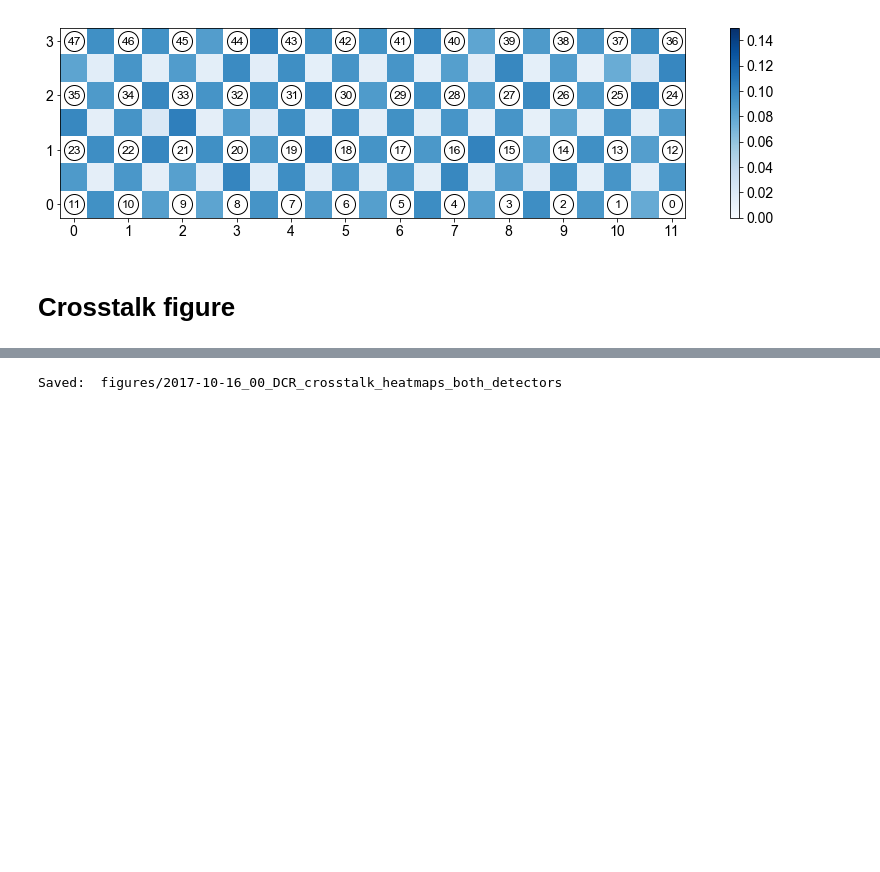
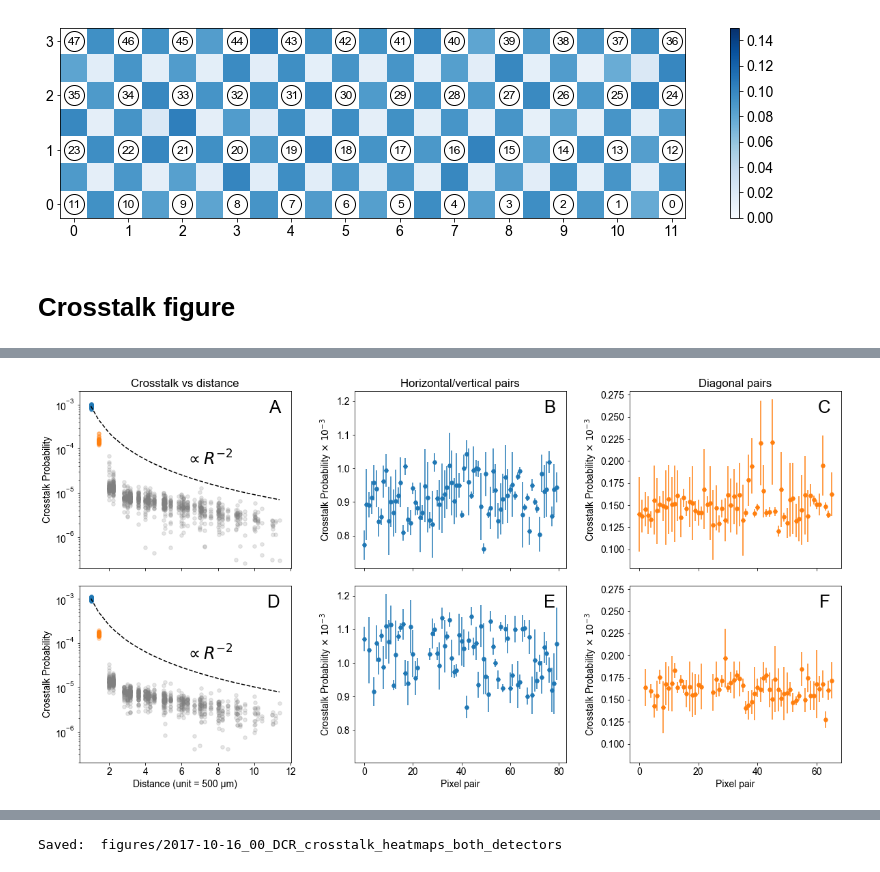
Before and after one commit to tritemio/48-pixel-SPAD-crosstalk-analysis, a Jupyter notebook: Optical Crosstalk Estimation.ipynb, the cells around one changed output, grey strips where cells are left out. Saved outputs shown, nothing was run; the diff lists cells and outputs as text; code cells hidden in the pictures; blank space fills up the shorter version.

Commit message:
Update notebooks and add results

```diff
--- a/Optical Crosstalk Estimation.ipynb
+++ b/Optical Crosstalk Estimation.ipynb
@@ -1,4 +0,0 @@
-# %%
-dir_ = r'E:/Data/Antonio/data/manta/DCR/2017-10-16/'
-fname = dir_ + '00_DCR.hdf5'
-fname
@@ -7,4 +9,4 @@ fname
 # %%
-mlabel = '2017-10-16_00_DCR'
-mlabel
+fname = 'data/2017-10-16_00_DCR.hdf5'
+fname
 # %% [output]
@@ -234,7 +241,8 @@ Results are stored in a table (pandas.DataFrame).
 # %%
 def compute_crosstalk_detector(det):
     xtalk_err_list = []
-    for ich1, ich2 in tqdm_notebook(combinations(range(48), 2), total=len(distances), desc=f'Det. {det}', leave=True):
+    for ich1, ich2 in tqdm_notebook(combinations(range(48), 2), total=len(distances),
+                                    desc=f'Det. {det}', leave=True):
         res = crosstalk(d, ich1, ich2, divide=4, det=det)
         xtalk_err_list.append(res)
         if res[2] > 50:
@@ -496,0 +453,84 @@ plt.grid(False)
+# %%
+fig, AX = plt.subplots(2, 3, figsize=(20, 10), sharex='col', sharey='col')
+ax1a = AX[0, 0]
+ax2a = AX[0, 1]
+ax3a = AX[0, 2]
+ax1d = AX[1, 0]
+ax2d = AX[1, 1]
+ax3d = AX[1, 2]
+plt.subplots_adjust(hspace=0.1, wspace=0.3)
+
+xtext, ytext = 0.95, 0.95
+font_kw = dict(fontsize=26, va='top', ha='right')
+
+pairdata = pairdata1
+ax1a.scatter('distance', 'crosstalk', data=pairdata.loc[pairdata.distance == 1], alpha=0.3, s=30, c='C0')
+ax1a.scatter('distance', 'crosstalk', data=pairdata.loc[pairdata.distance == np.sqrt(2)], alpha=0.3, s=30, c='C1')
+ax1a.scatter('distance', 'crosstalk', data=pairdata.loc[pairdata.distance > np.sqrt(2)], alpha=0.2, s=30, c='grey')
+ax1a.set_yscale('log')
+ax1a.set_ylim(2e-7, 2e-3)
+ax1a.set_ylabel(r'Crosstalk Probability')
+#ax1a.set_xlabel(u'Distance (unit = 500 μm)')
+ax1a.set_title('Crosstalk vs distance')
+ax1a.text(xtext, ytext, 'A', transform=ax1a.transAxes, **font_kw)
+x = np.unique(pairdata.distance)
+A = pairdata.loc[pairdata.distance == 1, 'crosstalk'].mean()
+y = A / x**2
+ax1a.plot(x, y, ls='--', color='k')
+ax1a.text(0.5, 0.58, r'$\propto R^{-2}$', transform=ax1a.transAxes, fontsize=24)
+# A = pairdata.loc[pairdata.distance == np.sqrt(2), 'crosstalk'].mean() * 2
+# y = A / x**2
+# ax1a.plot(x, y, ls='--', color='k')
+# A = 3e-3
+# y = A / reflection_distance(x)**2
+# ax1a.plot(x, y, ls='-', color='k')
+
+dist = 1
+mask = pairdata['distance'] == dist
+ax2a.errorbar(x=np.arange(mask.sum()), y=pairdata['crosstalk'][mask]*1e3, yerr=3*pairdata['error'][mask]*1e3, fmt='H', color='C0')
+ax2a.set_title('Horizontal/vertical pairs');
+ax2a.set_ylabel(r'Crosstalk Probability $\times \; 10^{-3}$')
+#ax2a.set_xlabel('Pixel pair')
+ax2a.text(xtext, ytext, 'B', transform=ax2a.transAxes, **font_kw)
+
+dist = np.sqrt(2)
+mask = pairdata['distance'] == dist
+ax3a.errorbar(x=np.arange(mask.sum()), y=pairdata['crosstalk'][mask]*1e3, yerr=3*pairdata['error'][mask]*1e3, fmt='H', color='C1')
+ax3a.set_title('Diagonal pairs');
+ax3a.set_ylabel(r'Crosstalk Probability $\times \; 10^{-3}$')
+#ax3a.set_xlabel('Pixel pair')
+ax3a.text(xtext, ytext, 'C', transform=ax3a.transAxes, **font_kw)
+
+pairdata = pairdata0
+ax1d.scatter('distance', 'crosstalk', data=pairdata.loc[pairdata.distance == 1], alpha=0.3, s=30, c='C0')
+ax1d.scatter('distance', 'crosstalk', data=pairdata.loc[pairdata.distance == np.sqrt(2)], alpha=0.3, s=30, c='C1')
+ax1d.scatter('distance', 'crosstalk', data=pairdata.loc[pairdata.distance > np.sqrt(2)], alpha=0.2, s=30, c='grey')
+ax1d.set_yscale('log')
+ax1d.set_ylim(2e-7, 2e-3)
+ax1d.set_ylabel(r'Crosstalk Probability')
+ax1d.set_xlabel(u'Distance (unit = 500 μm)')
+#ax1d.set_title('Crosstalk vs distance')
+ax1d.text(xtext, ytext, 'D', transform=ax1d.transAxes, **font_kw)
+x = np.unique(pairdata.distance)
+A = pairdata.loc[pairdata.distance == 1, 'crosstalk'].mean()
+y = A / x**2
+ax1d.plot(x, y, ls='--', color='k')
+ax1d.text(0.5, 0.58, r'$\propto R^{-2}$', transform=ax1d.transAxes, fontsize=24)
+
+dist = 1
+mask = pairdata['distance'] == dist
+ax2d.errorbar(x=np.arange(mask.sum()), y=pairdata['crosstalk'][mask]*1e3, yerr=3*pairdata['error'][mask]*1e3, fmt='H', color='C0')
+#ax2d.set_title('Horizontal/vertical pairs');
+ax2d.set_ylabel(r'Crosstalk Probability $\times \; 10^{-3}$')
+ax2d.set_xlabel('Pixel pair')
+ax2d.text(xtext, ytext, 'E', transform=ax2d.transAxes, **font_kw)
+
+dist = np.sqrt(2)
+mask = pairdata['distance'] == dist
+ax3d.errorbar(x=np.arange(mask.sum()), y=pairdata['crosstalk'][mask]*1e3, yerr=3*pairdata['error'][mask]*1e3, fmt='H', color='C1')
+#ax3d.set_title('Diagonal pairs');
+ax3d.set_ylabel(r'Crosstalk Probability $\times \; 10^{-3}$')
+ax3d.set_xlabel('Pixel pair')
+ax3d.text(xtext, ytext, 'F', transform=ax3d.transAxes, **font_kw);
+savefig('crosstalk_both_detectors')
+# %% [output]
@@ -496,0 +538 @@ plt.grid(False)
+[figure, added]
```
Also changed, not shown: parts of 34 cells of this notebook, 14 other files.
